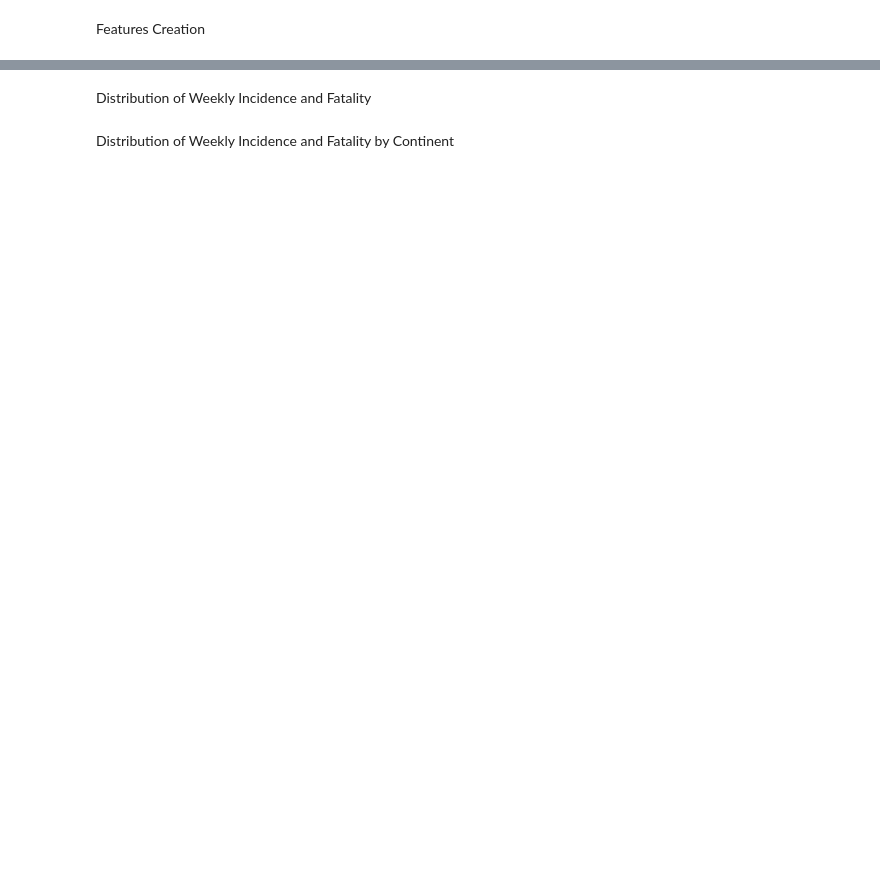
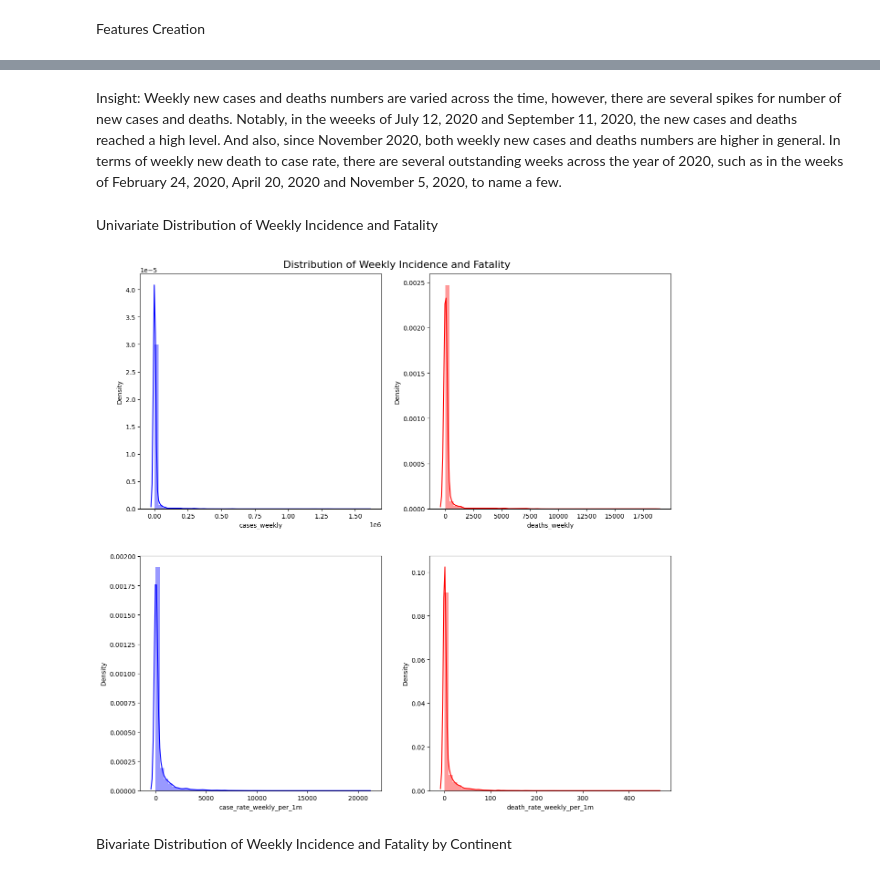
Before and after one commit to szhang12345/MSDS-422-Assignment-1---Exploratory-Data-Analysis, a Jupyter notebook: Assignment1_EDA.ipynb, the cells around one changed output, grey strips where cells are left out. Drawn from its saved outputs; the diff is of its cells as text; code cells hidden in the pictures; blank space fills up the shorter version.

```diff
--- a/Assignment1_EDA.ipynb
+++ b/Assignment1_EDA.ipynb
@@ -85,3 +66,6 @@ plt.rcParams['figure.dpi'] = 100
 # %% [markdown]
 Load data from the csv and gather descriptive information of dataframe
+# %%
+url = 'https://raw.githubusercontent.com/szhang12345/MSDS-422-Assignment-1---Exploratory-Data-Analysis/57b56c4ad3a0de4558f2044d0ce30e072ba1bca8/data.csv'
+df = pd.read_csv(url)
 # %%
@@ -132,16 +337,20 @@ df.describe()
+# %% [markdown]
+Insight: Weekly new cases and deaths numbers are varied across the time, however, there are several spikes for number of new cases and deaths. Notably, in the weeeks of July 12, 2020 and September 11, 2020, the new cases and deaths reached a high level. And also, since November 2020, both weekly new cases and deaths numbers are higher in general. In terms of weekly new death to case rate, there are several outstanding weeks across the year of 2020, such as in the weeks of February 24, 2020, April 20, 2020 and November 5, 2020, to name a few.
 # %% [markdown]
-Distribution of Weekly Incidence and Fatality
+Univariate Distribution of Weekly Incidence and Fatality
 # %%
 #plot distribution of weekly incidence and fatality as well as incidence rate and fatality rate in one graph
 f, axes = plt.subplots(2, 2, figsize=(15, 15), sharex=False)
-f.suptitle('Distribution of Incidence and Fatality', size = 16, y=.9)
+f.suptitle('Distribution of Weekly Incidence and Fatality', size = 16, y=.9)
 sns.distplot(df["cases_weekly"] , color="blue", ax=axes[0, 0])
 sns.distplot(df["deaths_weekly"] , color="red", ax=axes[0, 1])
 sns.distplot(df["case_rate_weekly_per_1m"] , color="blue", ax=axes[1, 0])
 sns.distplot(df["death_rate_weekly_per_1m"], color="red", ax=axes[1, 1])
 f.savefig('Incidence and Fatality Distribution' + '.pdf',
     bbox_inches = 'tight', dpi=None, facecolor='w', edgecolor='b',
     orientation='portrait', papertype=None, format=None,
     transparent=True, pad_inches=0.25, frameon=None)
+# %% [output]
+[figure, added]
 # %% [markdown]
-Distribution of Weekly Incidence and Fatality by Continent
+Bivariate Distribution of Weekly Incidence and Fatality by Continent
```
Also changed, not shown: parts of 53 cells of this notebook.
